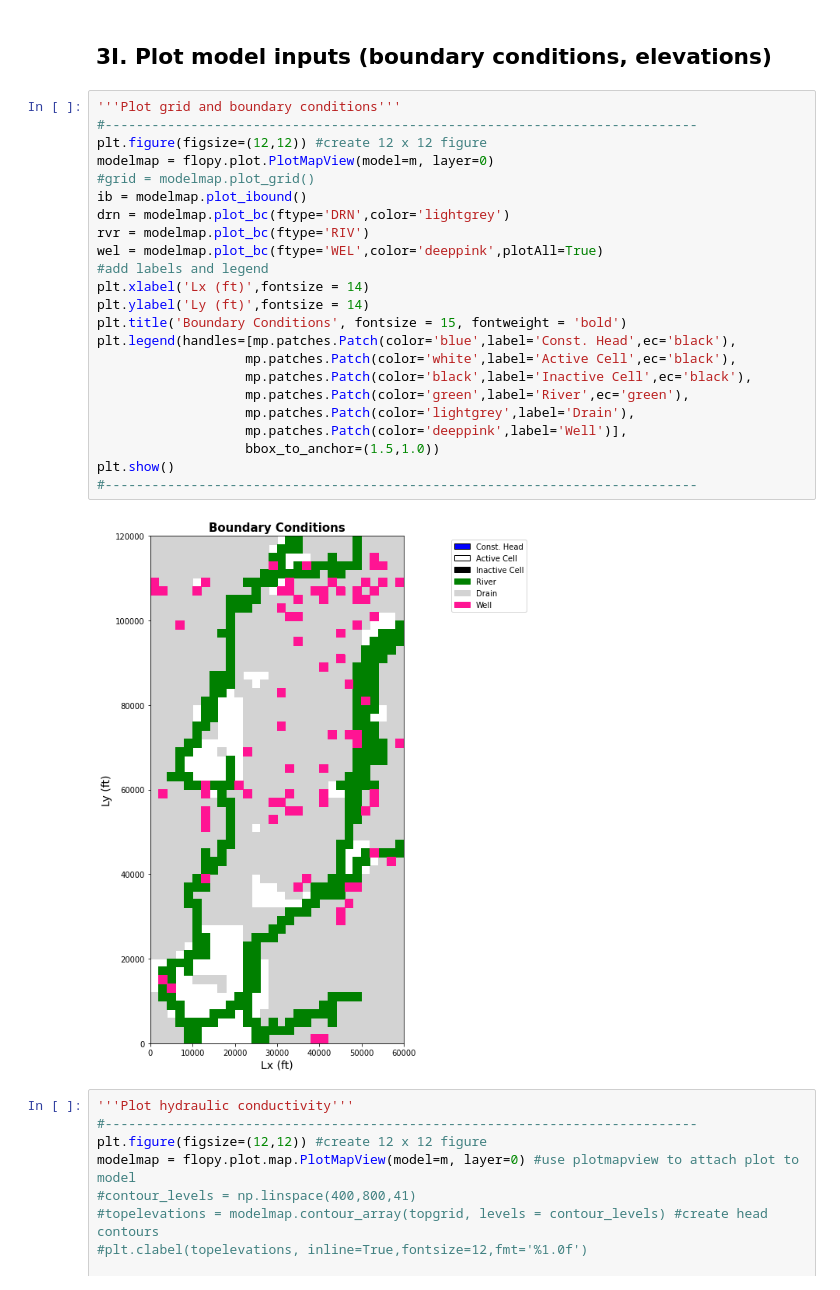
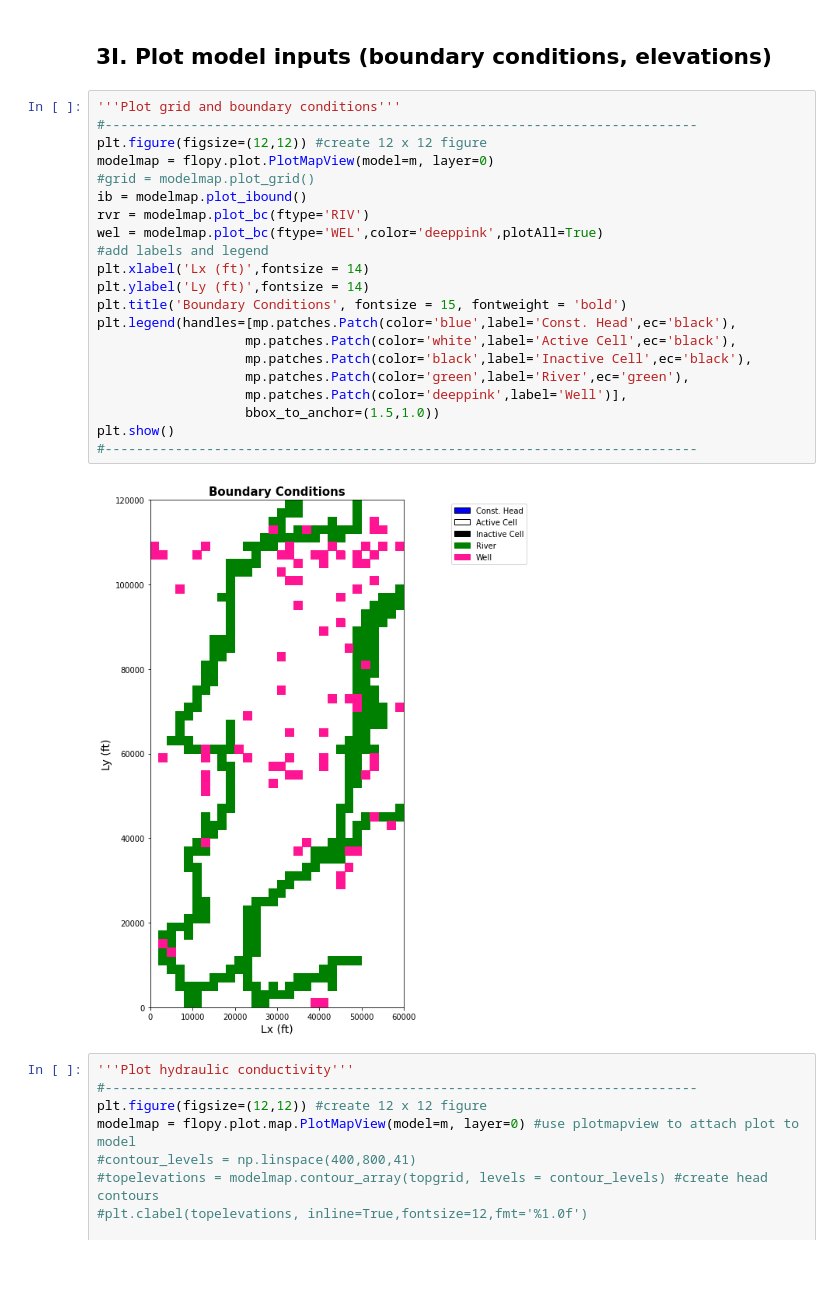
Before and after one commit to dbabrams/ShallowDolomite_Group, a Jupyter notebook: Summer2020_Model/WillCounty_Summer2020.ipynb, the cells around one changed output. Drawn from its saved outputs; the diff is of its cells as text.

```diff
--- a/Summer2020_Model/WillCounty_Summer2020.ipynb
+++ b/Summer2020_Model/WillCounty_Summer2020.ipynb
@@ -501,28 +506,26 @@ pcg = flopy.modflow.ModflowPcg(model=m,mxiter=200,iter1=50,hclose=1e-03,rclose=1
 # %%
 '''Plot grid and boundary conditions'''
 #----------------------------------------------------------------------------
 plt.figure(figsize=(12,12)) #create 12 x 12 figure
 modelmap = flopy.plot.PlotMapView(model=m, layer=0)
 #grid = modelmap.plot_grid()
 ib = modelmap.plot_ibound()
-drn = modelmap.plot_bc(ftype='DRN',color='lightgrey')
 rvr = modelmap.plot_bc(ftype='RIV')
 wel = modelmap.plot_bc(ftype='WEL',color='deeppink',plotAll=True)
 #add labels and legend
 plt.xlabel('Lx (ft)',fontsize = 14)
 plt.ylabel('Ly (ft)',fontsize = 14)
 plt.title('Boundary Conditions', fontsize = 15, fontweight = 'bold')
 plt.legend(handles=[mp.patches.Patch(color='blue',label='Const. Head',ec='black'),
                    mp.patches.Patch(color='white',label='Active Cell',ec='black'),
                    mp.patches.Patch(color='black',label='Inactive Cell',ec='black'),
                    mp.patches.Patch(color='green',label='River',ec='green'),
-                   mp.patches.Patch(color='lightgrey',label='Drain'),
                    mp.patches.Patch(color='deeppink',label='Well')],
                    bbox_to_anchor=(1.5,1.0))
 plt.show()
 #----------------------------------------------------------------------------
 # %% [output]
-[figure, old version]
+[figure, new version]
 # %%
 '''Plot hydraulic conductivity'''
 #----------------------------------------------------------------------------
```
Also changed, not shown: parts of 4 cells of this notebook.
